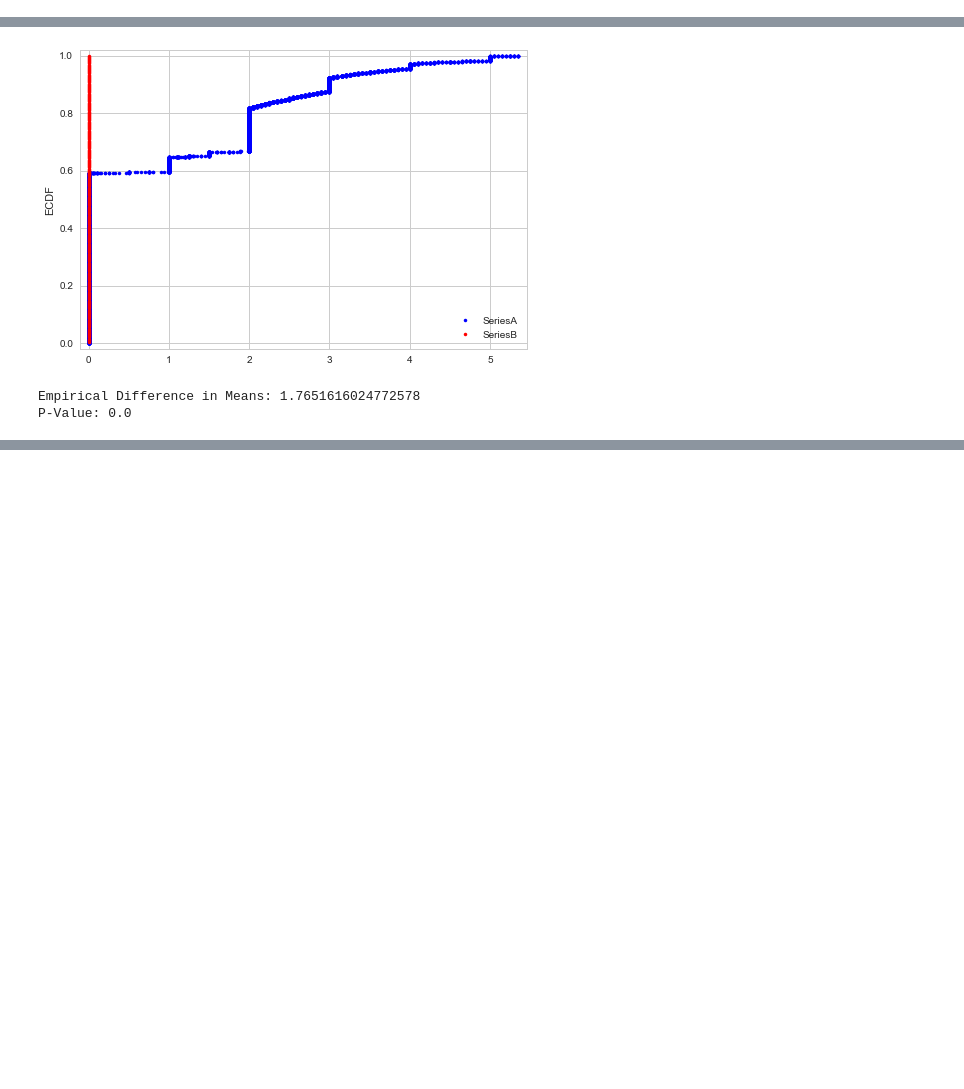
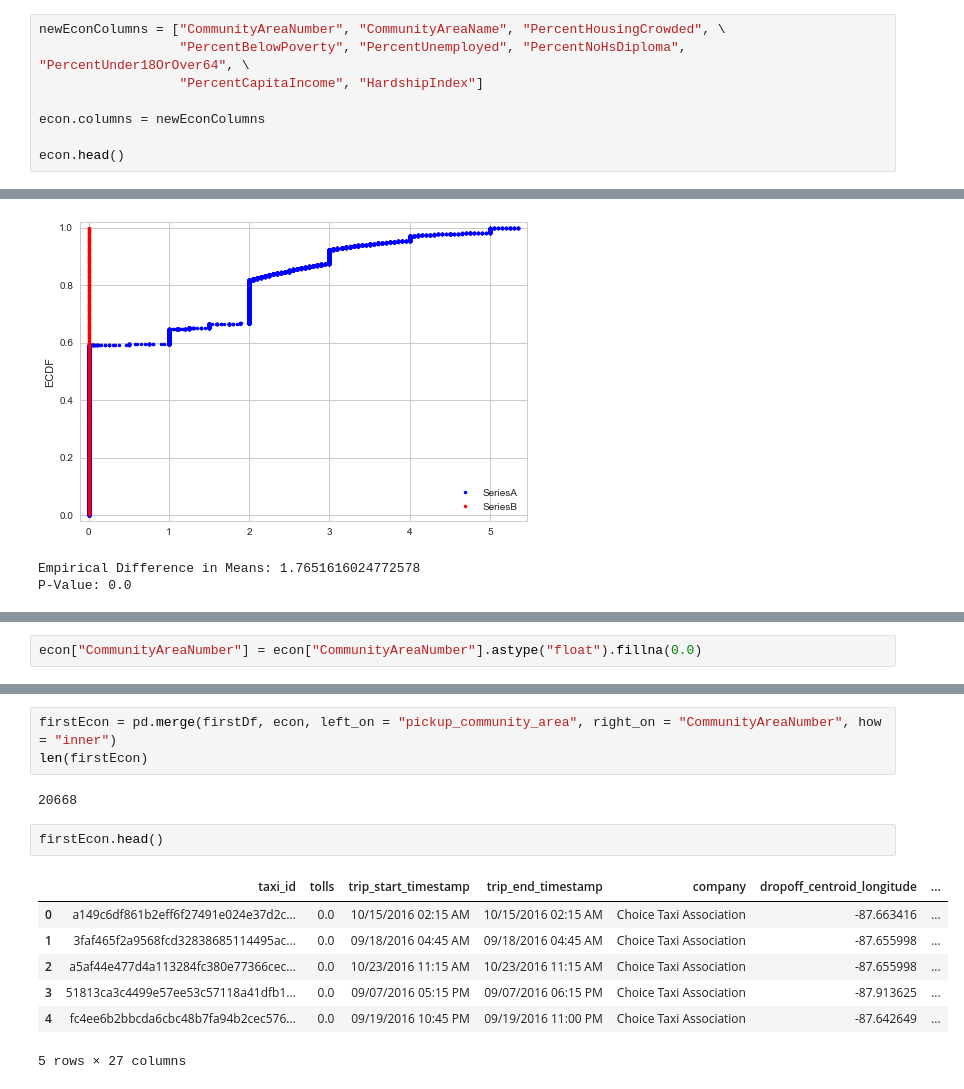
Before and after one commit to iamjz/taxi, a Jupyter notebook: Earnings.ipynb, the cells around one changed output, grey strips where cells are left out. Cells and saved outputs as stored; diff of their text form; blank space fills up the shorter version.

```diff
--- a/Earnings.ipynb
+++ b/Earnings.ipynb
@@ -29,3 +29,11 @@ econ.head()
 | 2 | 3 | Uptown | 3.8 | 24.0 | ... |
 | 3 | 4 | Lincoln Square | 3.4 | 10.9 | ... |
 | 4 | 5 | North Center | 0.3 | 7.5 | ... |
+# %%
+newEconColumns = ["CommunityAreaNumber", "CommunityAreaName", "PercentHousingCrowded", \
+                  "PercentBelowPoverty", "PercentUnemployed", "PercentNoHsDiploma", "PercentUnder18OrOver64", \
+                  "PercentCapitaIncome", "HardshipIndex"]
+
+econ.columns = newEconColumns
+
+econ.head()
@@ -233,0 +264,2 @@ firstDf.head()
+# %%
+econ["CommunityAreaNumber"] = econ["CommunityAreaNumber"].astype("float").fillna(0.0)
@@ -233,0 +275,15 @@ firstDf.head()
+# %%
+firstEcon = pd.merge(firstDf, econ, left_on = "pickup_community_area", right_on = "CommunityAreaNumber", how = "inner")
+len(firstEcon)
+# %% [output]
+20668
+# %%
+firstEcon.head()
+# %% [output]
+|  | taxi_id | tolls | trip_start_timestamp | trip_end_timestamp | company | dropoff_centroid_longitude | ... |
+| 0 | a149c6df861b2eff6f27491e024e37d2c... | 0.0 | 10/15/2016 02:15 AM | 10/15/2016 02:15 AM | Choice Taxi Association | -87.663416 | ... |
+| 1 | 3faf465f2a9568fcd32838685114495ac... | 0.0 | 09/18/2016 04:45 AM | 09/18/2016 04:45 AM | Choice Taxi Association | -87.655998 | ... |
+| 2 | a5af44e477d4a113284fc380e77366cec... | 0.0 | 10/23/2016 11:15 AM | 10/23/2016 11:15 AM | Choice Taxi Association | -87.655998 | ... |
+| 3 | 51813ca3c4499e57ee53c57118a41dfb1... | 0.0 | 09/07/2016 05:15 PM | 09/07/2016 06:15 PM | Choice Taxi Association | -87.913625 | ... |
+| 4 | fc4ee6b2bbcda6cbc48b7fa94b2cec576... | 0.0 | 09/19/2016 10:45 PM | 09/19/2016 11:00 PM | Choice Taxi Association | -87.642649 | ... |
+5 rows × 27 columns
```
Also changed, not shown: parts of 5 cells of this notebook.
